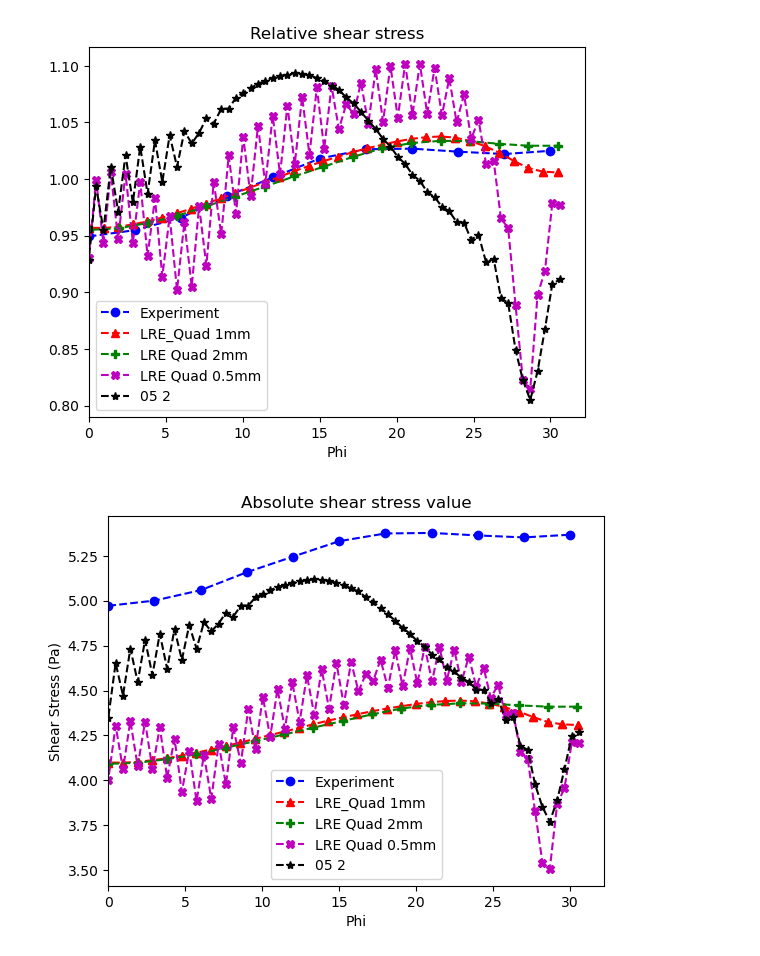
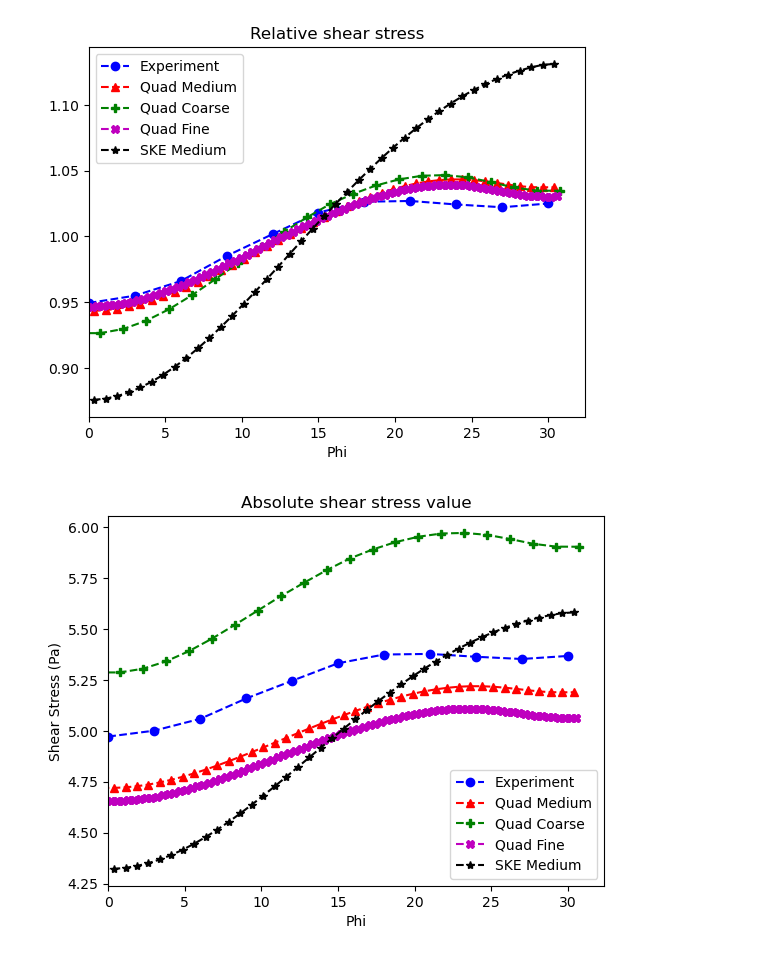
Before and after one commit to JulesL2/CS_Postprocess, a Jupyter notebook: extraction.ipynb, the cells around one changed output. Saved outputs shown, nothing was run; the diff lists cells and outputs as text; code cells hidden in the pictures.

```diff
--- a/extraction.ipynb
+++ b/extraction.ipynb
@@ -236,8 +271,8 @@ def plot_profiles(ExperimentDataPath,Iter_profile_l,Profiles_Path_l,phi_l,label_
     df_exp = get_df_experiment(ExperimentDataPath)
     n = len(phi_l)
     width = 6
-    marker_l = ["^","P","X","*","s"]
-    color_l = ["r","g","m","k","y"]
+    marker_l = ["^","P","*","X","s"]
+    color_l = ["r","g","k","m","y"]
     #fig,axes = plt.subplots(n,figsize=(width,n*width))
     for i in range(n):
         plt.figure()
@@ -274,8 +309,8 @@ def process_stress(csv):
 def plot_stress(Exp_Data,Stress_P_l,Iter_l,label_l):
     fig,ax   = plt.subplots()
     fig2,ax2 = plt.subplots()
-    marker_l = ["^","P","X","*","s"]
-    color_l = ["r","g","m","k","y"]
+    marker_l = ["^","P","*","X","s"]
+    color_l = ["r","g","k","m","y"]
 
     df_tau_exp = pd.read_csv(Exp_Data)
     df_tau_exp=df_tau_exp.astype(float).sort_values(by=["Phi"])
@@ -333,20 +370,18 @@ plot_profiles(ExperimentDataPath,Iter_profile_l,Profiles_Path_list,phi_list,labe
 # %%
 ## LOW REYNOLDS
 
 ExperimentDataPath_Tau = Path("/home/juleslecoustre/Documents/FuelRod/Tau.csv")
-S_LRE_Quad05mm2 = Path("/home/juleslecoustre/Documents/FuelRod/StarMesh/RESU/CSV/LRE_Quad_05mm_32_cores_400.csv")
-S_LRE_Quad05mm = Path("/home/juleslecoustre/Documents/FuelRod/StarMesh/RESU/CSV/LRE_Quad_05mm_32_cores_800.csv")
-S_EBRM = Path("/home/juleslecoustre/Documents/FuelRod/StarMesh/RESU/EBRSM")
-S_LRE_Quad2mm = Path("/home/juleslecoustre/Documents/FuelRod/StarMesh/RESU/LRE_Quad_2mm")
-S_LRE_Quad1mm = Path("/home/juleslecoustre/Documents/FuelRod/StarMesh/RESU/CSV/LRE_Stress_cubic_1mm.csv")
+S_SKE_1mm = Path("/home/juleslecoustre/Documents/FuelRod/StarMesh/RESU/SKE_Fine_patch")
+S_LRE_Quad2mm = Path("/home/juleslecoustre/Documents/FuelRod/StarMesh/RESU/PatchesMeshLRE7_Coarse3")
+S_LRE_Quad1mm = Path("/home/juleslecoustre/Documents/FuelRod/StarMesh/RESU/Cubic_ct_ts")
+S_LRE_Quad05mm = Path("/home/juleslecoustre/Documents/FuelRod/StarMesh/RESU/Cubic_patch_very_fine2")
 
 
-
-Iter_profile_l = ["","001200","",""]
-Stress_l = [S_LRE_Quad1mm,S_LRE_Quad2mm,S_LRE_Quad05mm,S_LRE_Quad05mm2]
-lab_l = ["LRE_Quad 1mm","LRE Quad 2mm","LRE Quad 0.5mm","05 2"]
+Iter_profile_l = ["004400","002800","008400","002000"]
+Stress_l = [S_LRE_Quad1mm,S_LRE_Quad2mm,S_LRE_Quad05mm,S_SKE_1mm]
+lab_l = ["Quad Medium","Quad Coarse","Quad Fine","SKE Medium"]
 
 plot_stress(ExperimentDataPath_Tau,Stress_l,Iter_profile_l,lab_l)
 # %% [output]
-[figure, old version]
+[figure, new version]
-[figure, old version]
+[figure, new version]
```
Also changed, not shown: parts of 8 cells of this notebook.
